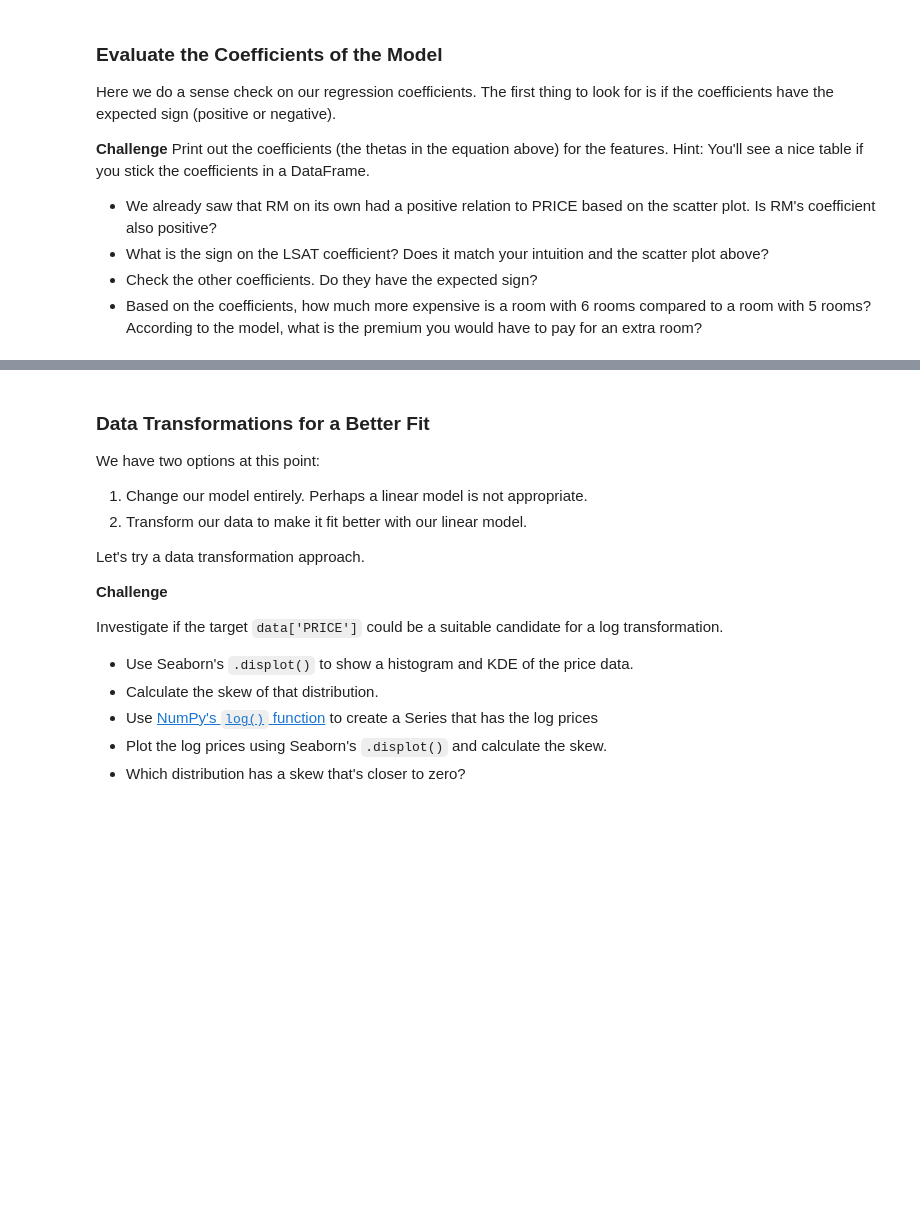
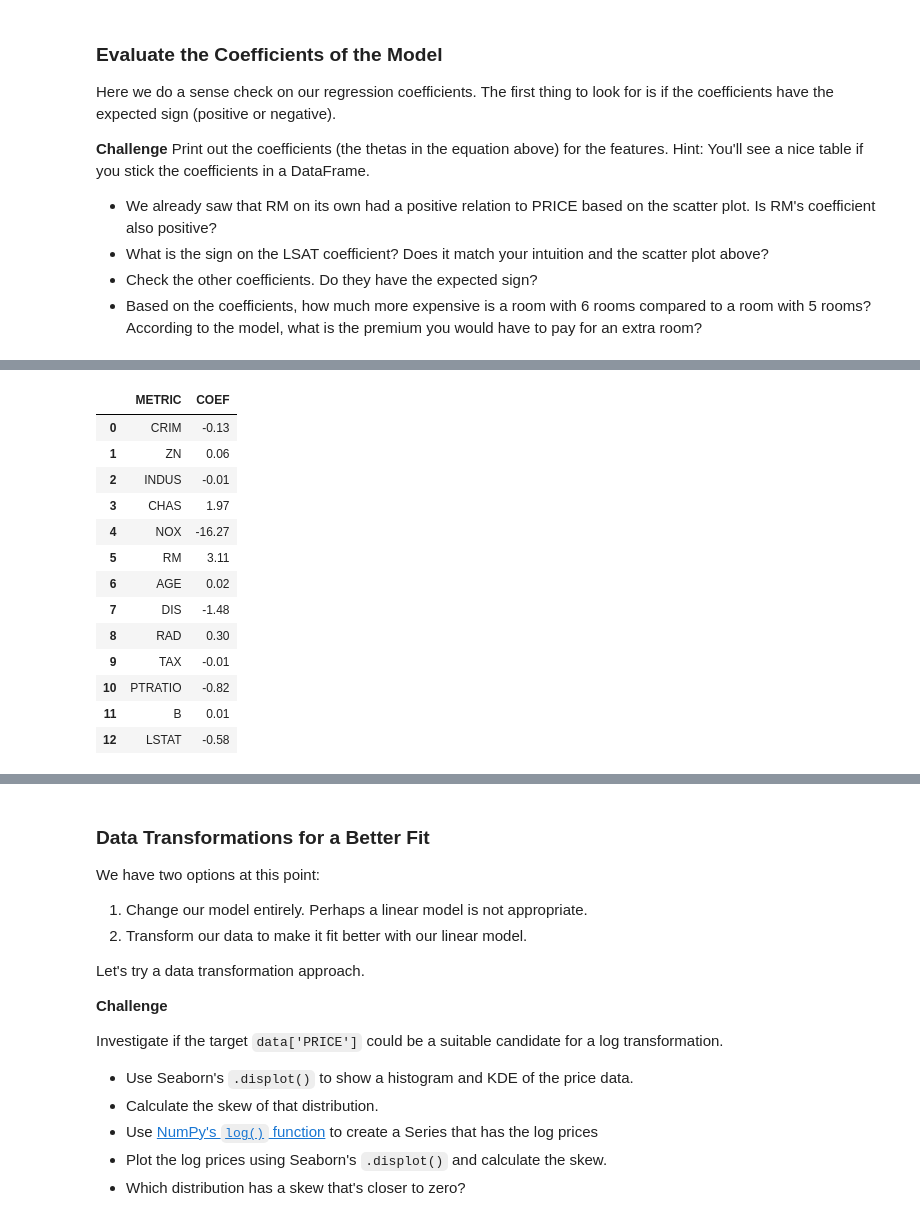
Before and after one commit to bluescreenlife/100-days-of-code, a Jupyter notebook: day_81_capstone_predict_house_prices/Multivariable_Regression_and_Valuation_Model_(start).ipynb, the cells around one changed output, grey strips where cells are left out. Drawn from its saved outputs; the diff is of its cells as text; code cells hidden in the pictures; blank space fills up the shorter version.

Commit message:
add multivariable regression, evaluate coefficients

```diff
--- a/day_81_capstone_predict_house_prices/Multivariable_Regression_and_Valuation_Model_(start).ipynb
+++ b/day_81_capstone_predict_house_prices/Multivariable_Regression_and_Valuation_Model_(start).ipynb
@@ -379,0 +412,8 @@ Use sklearn to run the regression on the training dataset. How high is the r-squ
+# %%
+model = LinearRegression() # initialize the training model
+model.fit(X_train, y_train) # train the model on the features (X_train) and target values (y_train)
+y_pred = model.predict(X_test) # use the X_test features to make a prediction of target values
+r2 = r2_score(y_test, y_pred)
+rmse = mean_squared_error(y_test, y_pred)
+print(f'R2: {r2}')
+print(f'Mean squared error: {rmse}')
@@ -391,3 +446,24 @@ Here we do a sense check on our regression coefficients. The first thing to look
+# %%
+model_coefs = pd.DataFrame(model.coef_)
+model_coefs['METRIC'] = data.drop(columns='PRICE').columns
+model_coefs = model_coefs[['METRIC', 0]]
+model_coefs = model_coefs.rename(columns={0: 'COEF'})
+model_coefs
+# %% [output]
+|  | METRIC | COEF |
+| 0 | CRIM | -0.13 |
+| 1 | ZN | 0.06 |
+| 2 | INDUS | -0.01 |
+| 3 | CHAS | 1.97 |
+| 4 | NOX | -16.27 |
+| 5 | RM | 3.11 |
+| 6 | AGE | 0.02 |
+| 7 | DIS | -1.48 |
+| 8 | RAD | 0.30 |
+| 9 | TAX | -0.01 |
+| 10 | PTRATIO | -0.82 |
+| 11 | B | 0.01 |
+| 12 | LSTAT | -0.58 |
 # %% [markdown]
 ### Analyse the Estimated Values & Regression Residuals
 
```
Also changed, not shown: parts of 9 cells of this notebook.
